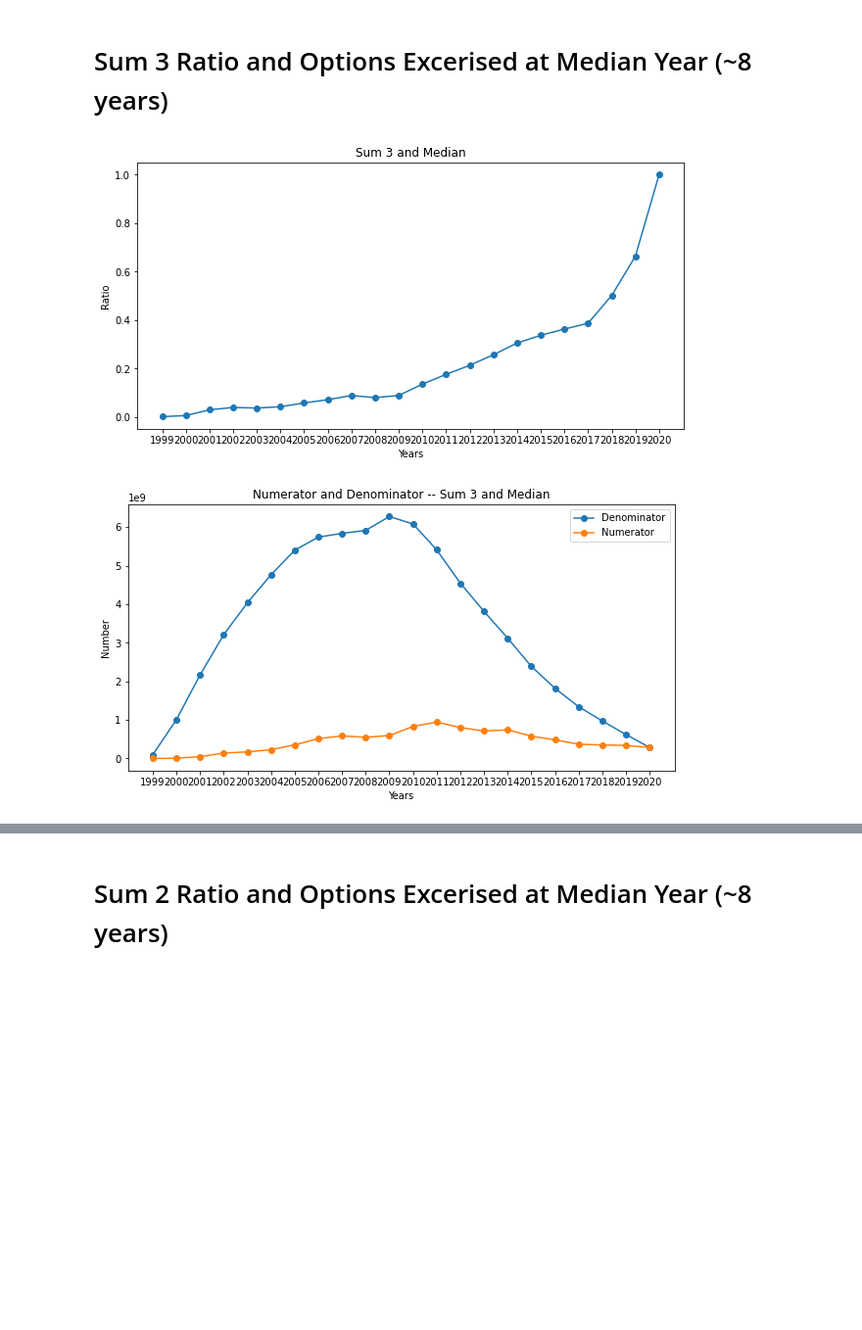
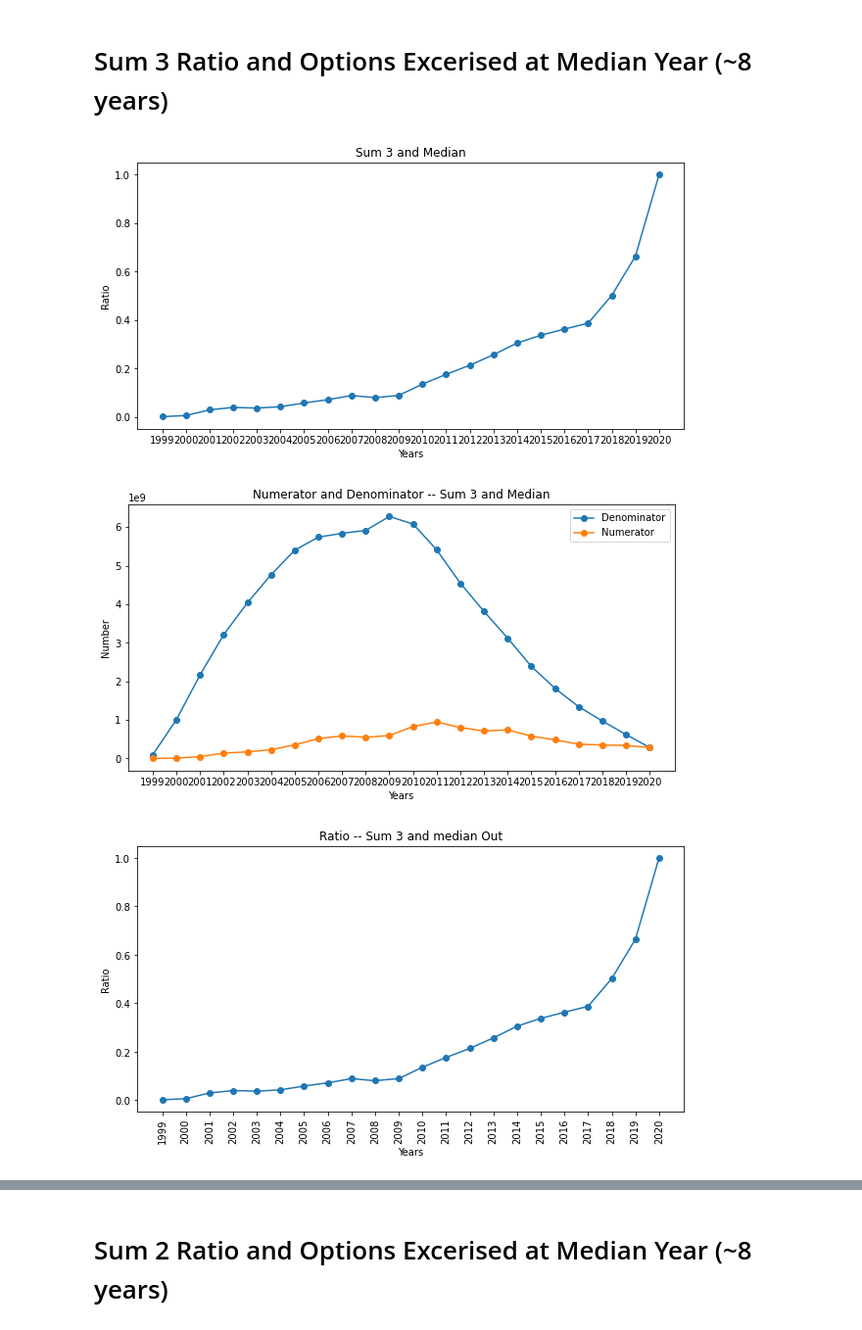
Before and after one commit to hessjacob/execucomp-boardex-project, a Jupyter notebook: BoardEx/BoardEx Plots -- Sample 2.ipynb, the cells around one changed output, grey strips where cells are left out. Shown at 98% size. Saved outputs shown, nothing was run; the diff lists cells and outputs as text; code cells hidden in the pictures; blank space fills up the shorter version.

```diff
--- a/BoardEx/BoardEx Plots -- Sample 2.ipynb
+++ b/BoardEx/BoardEx Plots -- Sample 2.ipynb
@@ -134,20 +390,120 @@ plt.show()
 # %%
 ratio_avg_sum3_median = pd.read_csv('Clean4/ratio_avg_median_sum3.csv', index_col=0)
 plt.plot(ratio_avg_sum3_median.columns, ratio_avg_sum3_median.T, marker='o')
 plt.title('Sum 3 and Median')
 plt.ylabel('Ratio')
 plt.xlabel('Years')
 plt.show()
 
 denominator_median_sum3 = stats_sum3[stats_sum3.index == 'denominator_total_stock_median']
 numerator_median_sum3 = stats_sum3[stats_sum3.index == 'numerator_median']
 plt.plot(denominator_median_sum3.columns, denominator_median_sum3.T, marker='o')
 plt.plot(numerator_median_sum3.columns, numerator_median_sum3.T, marker='o')
 plt.title('Numerator and Denominator -- Sum 3 and Median')
 plt.legend(['Denominator', 'Numerator'])
 plt.ylabel('Number')
 plt.xlabel('Years')
 plt.show()
+
+
+
+ratio_avg_sum3_median = pd.read_csv('Clean4/ratio_avg_median_sum3.csv', index_col=0)
+plt.plot(ratio_avg_sum3_median.columns, ratio_avg_sum3_median.T, marker='o')
+plt.title('Ratio -- Sum 3 and median Out')
+plt.ylabel('Ratio')
+plt.xlabel('Years')
+plt.xticks(rotation=90)
+plt.show()
+
+denominator_median_sum3 = stats_sum3[stats_sum3.index == 'denominator_total_stock_median']
+numerator_median_sum3 = stats_sum3[stats_sum3.index == 'numerator_median']
+plt.plot(denominator_median_sum3.columns, denominator_median_sum3.T, marker='o')
+plt.plot(numerator_median_sum3.columns, numerator_median_sum3.T, marker='o')
+plt.title('Numerator and Denominator -- Sum 3 and median Out')
+plt.legend(['Denominator', 'Numerator'])
+plt.xticks(rotation=90)
+plt.ylabel('Number')
+plt.xlabel('Years')
+plt.show()
+
+#options by expiration years
+ratio_avg_sum3_median_1 = pd.read_csv('Clean By Expiration/ratio_avg_median_sum3_1.csv', index_col=0)
+denominator_median_sum3_1 = stats_sum3_1[stats_sum3_1.index == 'denominator_total_stock_median']
+numerator_median_sum3_1 = stats_sum3_1[stats_sum3_1.index == 'numerator_median']
+
+ratio_avg_sum3_median_3 = pd.read_csv('Clean By Expiration/ratio_avg_median_sum3_3.csv', index_col=0)
+denominator_median_sum3_3 = stats_sum3_3[stats_sum3_3.index == 'denominator_total_stock_median']
+numerator_median_sum3_3 = stats_sum3_3[stats_sum3_3.index == 'numerator_median']
+
+ratio_avg_sum3_median_5 = pd.read_csv('Clean By Expiration/ratio_avg_median_sum3_5.csv', index_col=0)
+denominator_median_sum3_5 = stats_sum3_5[stats_sum3_5.index == 'denominator_total_stock_median']
+numerator_median_sum3_5 = stats_sum3_5[stats_sum3_5.index == 'numerator_median']
+
+ratio_avg_sum3_median_7 = pd.read_csv('Clean By Expiration/ratio_avg_median_sum3_7.csv', index_col=0)
+denominator_median_sum3_7 = stats_sum3_1[stats_sum3_7.index == 'denominator_total_stock_median']
+numerator_median_sum3_7 = stats_sum3_1[stats_sum3_7.index == 'numerator_median']
+
+ratio_avg_sum3_median_9 = pd.read_csv('Clean By Expiration/ratio_avg_median_sum3_9.csv', index_col=0)
+denominator_median_sum3_9 = stats_sum3_9[stats_sum3_9.index == 'denominator_total_stock_median']
+numerator_median_sum3_9 = stats_sum3_9[stats_sum3_9.index == 'numerator_median']
+
+ratio_avg_sum3_median_11 = pd.read_csv('Clean By Expiration/ratio_avg_median_sum3_11.csv', index_col=0)
+denominator_median_sum3_11 = stats_sum3_11[stats_sum3_11.index == 'denominator_total_stock_median']
+numerator_median_sum3_11 = stats_sum3_11[stats_sum3_11.index == 'numerator_median']
+
+fig, ((ax1, ax2), (ax3, ax4), (ax5, ax6)) = plt.subplots(3, 2)
+fig.suptitle('Ratio Sum 3 and Median: Options That Expire in...')
+ax1.plot(ratio_avg_sum3_median_1.columns, ratio_avg_sum3_median_1.T, marker='o')
+ax1.set_xticks(ax1.get_xticks()[::2])
+ax1.set_title('1 Year')
+ax2.plot(ratio_avg_sum3_median_3.columns, ratio_avg_sum3_median_3.T, marker='o')
+ax2.set_xticks(ax1.get_xticks()[::2])
+ax2.set_title('3 Years')
+ax3.plot(ratio_avg_sum3_median_5.columns, ratio_avg_sum3_median_5.T, marker='o')
+ax3.set_xticks(ax1.get_xticks()[::2])
+ax3.set_title('5 Years')
+ax4.plot(ratio_avg_sum3_median_7.columns, ratio_avg_sum3_median_7.T, marker='o')
+ax4.set_xticks(ax1.get_xticks()[::2])
+ax4.set_title('7 Years')
+ax5.plot(ratio_avg_sum3_median_9.columns, ratio_avg_sum3_median_9.T, marker='o')
+ax5.set_xticks(ax1.get_xticks()[::2])
+ax5.set_title('9 Years')
+ax6.plot(ratio_avg_sum3_median_11.columns, ratio_avg_sum3_median_11.T, marker='o')
+ax6.set_xticks(ax1.get_xticks()[::2])
+ax6.set_title('11 Years')
+fig.tight_layout()
+plt.show()
+
+fig, ((ax1, ax2), (ax3, ax4), (ax5, ax6)) = plt.subplots(3, 2)
+fig.suptitle('Numerator and Denominator Sum 3 and Median: Options That Expire in...')
+ax1.plot(denominator_median_sum3_1.columns, denominator_median_sum3_1.T, marker='o')
+ax1.plot(numerator_median_sum3_1.columns, numerator_median_sum3_1.T, marker='o')
+ax1.set_xticks(ax1.get_xticks()[::2])
+ax1.set_title('1 Year')
+ax2.plot(denominator_median_sum3_3.columns, denominator_median_sum3_3.T, marker='o')
+ax2.plot(numerator_median_sum3_3.columns, numerator_median_sum3_3.T, marker='o')
+ax2.set_xticks(ax1.get_xticks()[::2])
+ax2.set_title('3 Years')
+ax3.plot(denominator_median_sum3_5.columns, denominator_median_sum3_5.T, marker='o')
+ax3.plot(numerator_median_sum3_5.columns, numerator_median_sum3_5.T, marker='o')
+ax3.set_xticks(ax1.get_xticks()[::2])
+ax3.set_title('5 Years')
+ax4.plot(denominator_median_sum3_7.columns, denominator_median_sum3_7.T, marker='o')
+ax4.plot(numerator_median_sum3_7.columns, numerator_median_sum3_7.T, marker='o')
+ax4.set_xticks(ax1.get_xticks()[::2])
+ax4.set_title('7 Years')
+ax5.plot(denominator_median_sum3_9.columns, denominator_median_sum3_9.T, marker='o')
+ax5.plot(numerator_median_sum3_9.columns, numerator_median_sum3_9.T, marker='o')
+ax5.set_xticks(ax1.get_xticks()[::2])
+ax5.set_title('9 Years')
+ax6.plot(denominator_median_sum3_11.columns, denominator_median_sum3_11.T, marker='o')
+ax6.plot(numerator_median_sum3_11.columns, numerator_median_sum3_11.T, marker='o')
+ax6.set_xticks(ax1.get_xticks()[::2])
+ax6.set_title('11 Years')
+fig.legend(['Denominator', 'Numerator'])
+fig.tight_layout()
+plt.show()
 # %% [output]
 [figure]
 [figure]
+[figure, added]
```
Also changed, not shown: parts of 7 cells of this notebook, 1 other file.
